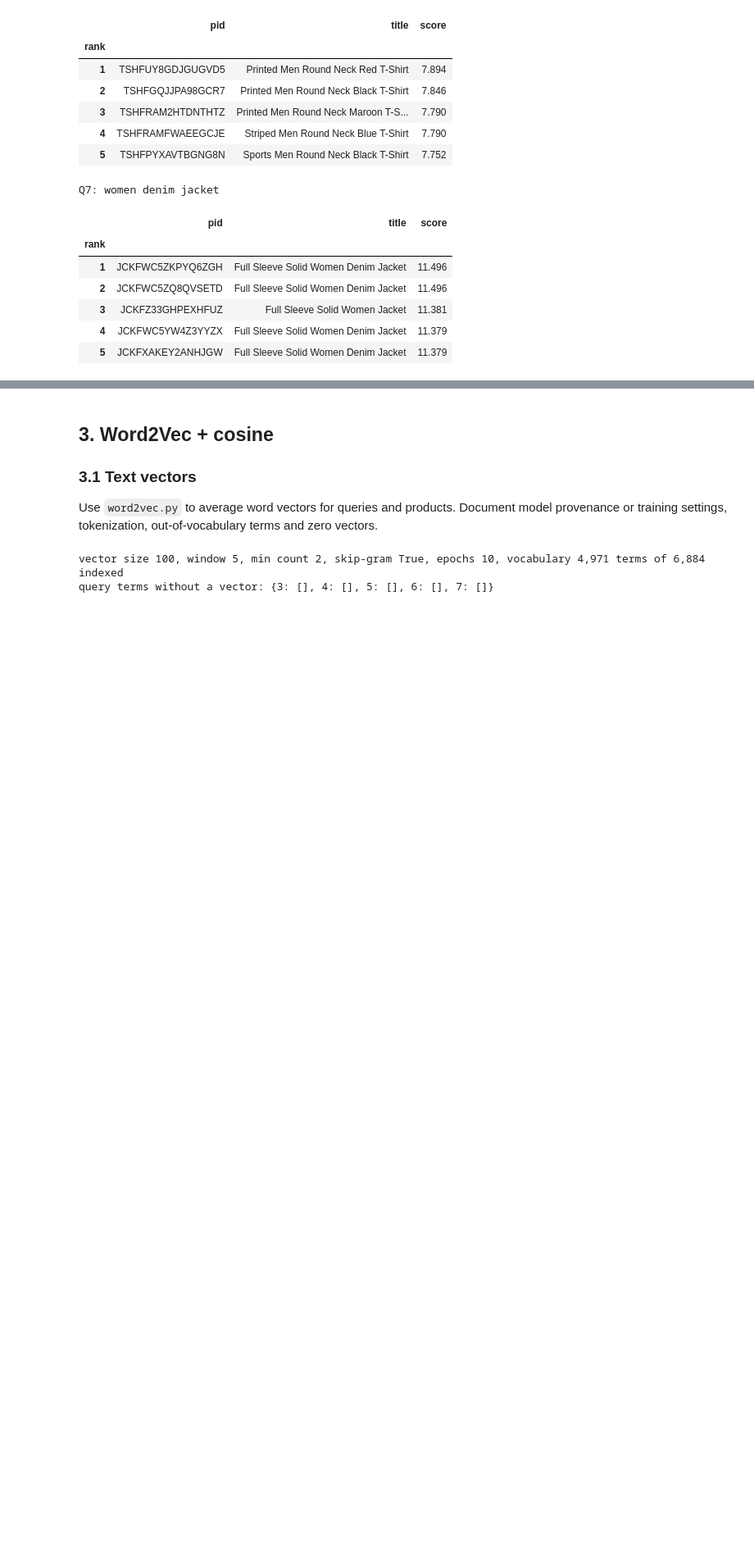
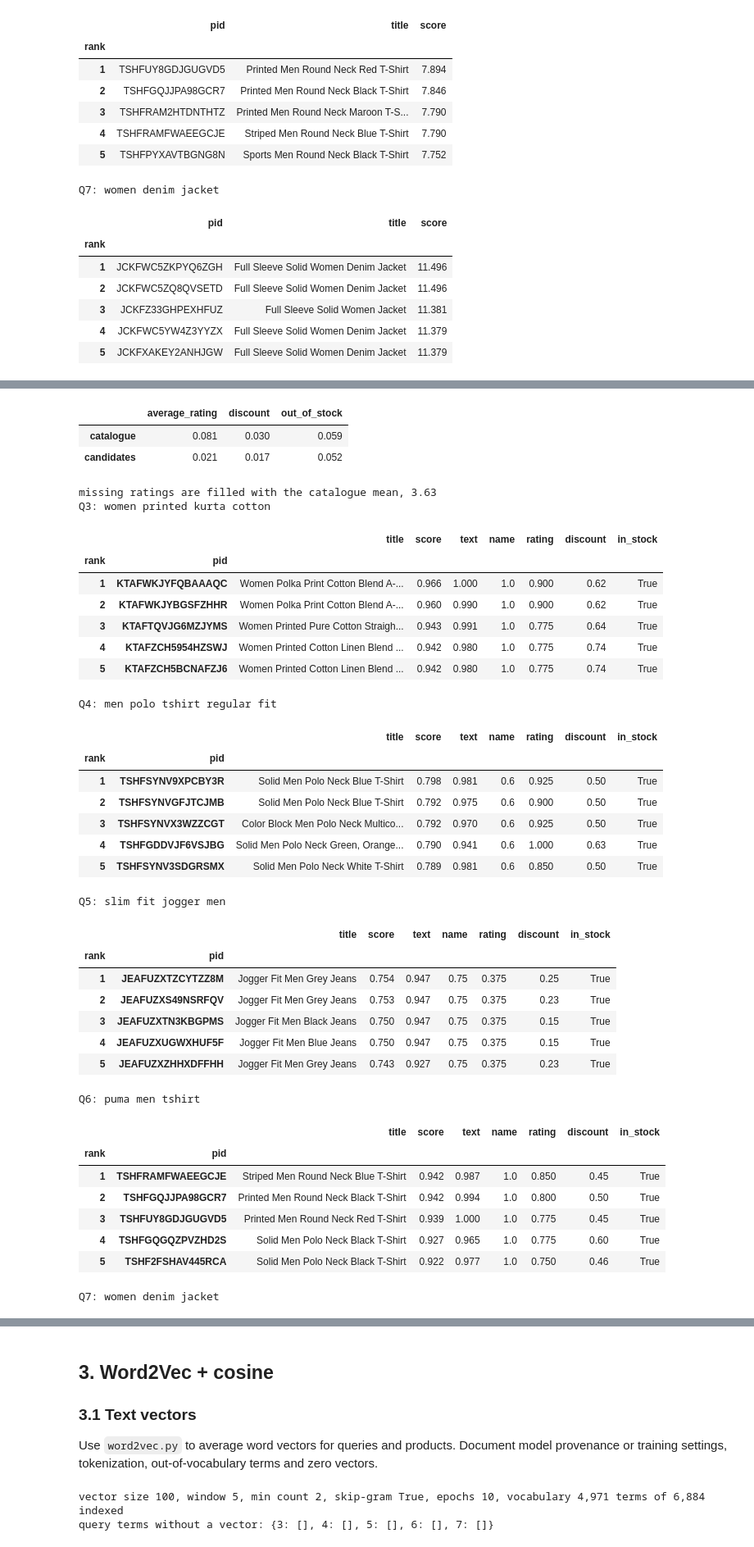
Before and after one commit to uripont/IRWA-2026-u213930-u213920-u215106, a Jupyter notebook: notebooks/part_3.ipynb, the cells around one changed output, grey strips where cells are left out. Shown at 82% size. Saved outputs shown, nothing was run; the diff lists cells and outputs as text; code cells hidden in the pictures; blank space fills up the shorter version.

```diff
--- a/notebooks/part_3.ipynb
+++ b/notebooks/part_3.ipynb
@@ -149,2 +158,57 @@ Use `custom_score.py` to define and justify a relevance formula. Consider catalo
 # %%
-# TODO: Run the custom score on the shared candidate sets.
+from fashion_search import custom_score
+from fashion_search import evaluation as ev
+
+# How often the numeric fields are missing, over the catalogue and the candidates.
+pool = engine.corpus.loc[sorted(set().union(*candidates.values()))]
+display(pd.DataFrame({
+    "catalogue": engine.corpus[["average_rating", "discount"]].isna().mean(),
+    "candidates": pool[["average_rating", "discount"]].isna().mean(),
+}).T.assign(out_of_stock=[engine.corpus.out_of_stock.mean(), pool.out_of_stock.mean()]).round(3))
+print(f"missing ratings are filled with the catalogue mean, {custom_score.mean_rating(engine):.2f}")
+
+features = {qid: custom_score.features(engine, query_terms[qid], candidates[qid]) for qid in TEST_QUERIES}
+rankings["Custom"] = {qid: custom_score.combine(features[qid]).to_dict() for qid in TEST_QUERIES}
+
+for qid, query in TEST_QUERIES.items():
+    print(f"Q{qid}: {query}")
+    top = results_table(rankings["Custom"][qid], k=5).set_index("pid", append=True)
+    display(top.join(features[qid].round(3), on="pid"))
+# %% [output]
+|  | average_rating | discount | out_of_stock |
+| catalogue | 0.081 | 0.030 | 0.059 |
+| candidates | 0.021 | 0.017 | 0.052 |
+missing ratings are filled with the catalogue mean, 3.63
+Q3: women printed kurta cotton
+|  |  | title | score | text | name | rating | discount | in_stock |
+| rank | pid |  |  |  |  |  |  |  |
+| 1 | KTAFWKJYFQBAAAQC | Women Polka Print Cotton Blend A-... | 0.966 | 1.000 | 1.0 | 0.900 | 0.62 | True |
+| 2 | KTAFWKJYBGSFZHHR | Women Polka Print Cotton Blend A-... | 0.960 | 0.990 | 1.0 | 0.900 | 0.62 | True |
+| 3 | KTAFTQVJG6MZJYMS | Women Printed Pure Cotton Straigh... | 0.943 | 0.991 | 1.0 | 0.775 | 0.64 | True |
+| 4 | KTAFZCH5954HZSWJ | Women Printed Cotton Linen Blend ... | 0.942 | 0.980 | 1.0 | 0.775 | 0.74 | True |
+| 5 | KTAFZCH5BCNAFZJ6 | Women Printed Cotton Linen Blend ... | 0.942 | 0.980 | 1.0 | 0.775 | 0.74 | True |
+Q4: men polo tshirt regular fit
+|  |  | title | score | text | name | rating | discount | in_stock |
+| rank | pid |  |  |  |  |  |  |  |
+| 1 | TSHFSYNV9XPCBY3R | Solid Men Polo Neck Blue T-Shirt | 0.798 | 0.981 | 0.6 | 0.925 | 0.50 | True |
+| 2 | TSHFSYNVGFJTCJMB | Solid Men Polo Neck Blue T-Shirt | 0.792 | 0.975 | 0.6 | 0.900 | 0.50 | True |
+| 3 | TSHFSYNVX3WZZCGT | Color Block Men Polo Neck Multico... | 0.792 | 0.970 | 0.6 | 0.925 | 0.50 | True |
+| 4 | TSHFGDDVJF6VSJBG | Solid Men Polo Neck Green, Orange... | 0.790 | 0.941 | 0.6 | 1.000 | 0.63 | True |
+| 5 | TSHFSYNV3SDGRSMX | Solid Men Polo Neck White T-Shirt | 0.789 | 0.981 | 0.6 | 0.850 | 0.50 | True |
+Q5: slim fit jogger men
+|  |  | title | score | text | name | rating | discount | in_stock |
+| rank | pid |  |  |  |  |  |  |  |
+| 1 | JEAFUZXTZCYTZZ8M | Jogger Fit Men Grey Jeans | 0.754 | 0.947 | 0.75 | 0.375 | 0.25 | True |
+| 2 | JEAFUZXS49NSRFQV | Jogger Fit Men Grey Jeans | 0.753 | 0.947 | 0.75 | 0.375 | 0.23 | True |
+| 3 | JEAFUZXTN3KBGPMS | Jogger Fit Men Black Jeans | 0.750 | 0.947 | 0.75 | 0.375 | 0.15 | True |
+| 4 | JEAFUZXUGWXHUF5F | Jogger Fit Men Blue Jeans | 0.750 | 0.947 | 0.75 | 0.375 | 0.15 | True |
+| 5 | JEAFUZXZHHXDFFHH | Jogger Fit Men Grey Jeans | 0.743 | 0.927 | 0.75 | 0.375 | 0.23 | True |
+Q6: puma men tshirt
+|  |  | title | score | text | name | rating | discount | in_stock |
+| rank | pid |  |  |  |  |  |  |  |
+| 1 | TSHFRAMFWAEEGCJE | Striped Men Round Neck Blue T-Shirt | 0.942 | 0.987 | 1.0 | 0.850 | 0.45 | True |
+| 2 | TSHFGQJJPA98GCR7 | Printed Men Round Neck Black T-Shirt | 0.942 | 0.994 | 1.0 | 0.800 | 0.50 | True |
+| 3 | TSHFUY8GDJGUGVD5 | Printed Men Round Neck Red T-Shirt | 0.939 | 1.000 | 1.0 | 0.775 | 0.45 | True |
+| 4 | TSHFGQGQZPVZHD2S | Solid Men Polo Neck Black T-Shirt | 0.927 | 0.965 | 1.0 | 0.775 | 0.60 | True |
+| 5 | TSHF2FSHAV445RCA | Solid Men Polo Neck Black T-Shirt | 0.922 | 0.977 | 1.0 | 0.750 | 0.46 | True |
+Q7: women denim jacket
```
Also changed, not shown: parts of 4 cells of this notebook, 3 other files.
